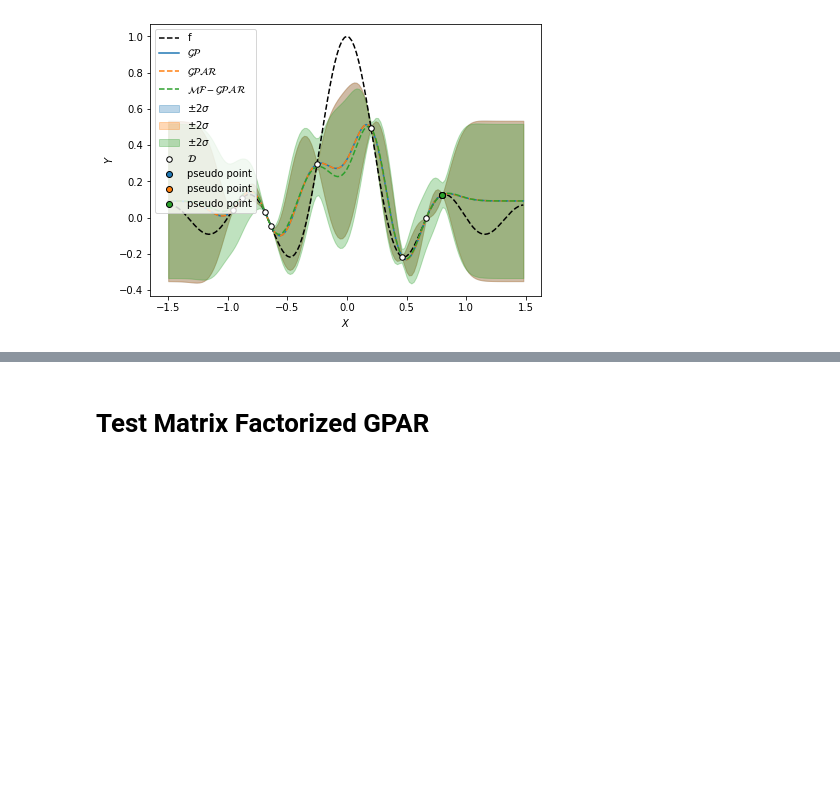
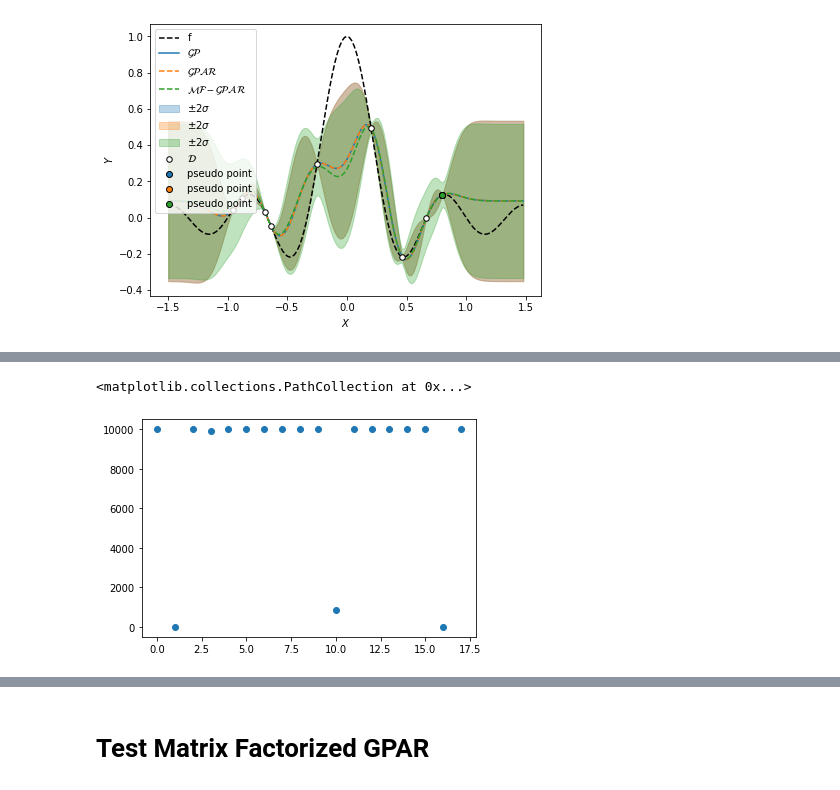
Before and after one commit to gncs/boa, a Jupyter notebook: notebooks/scratch.ipynb, the cells around one changed output, grey strips where cells are left out. Cells and saved outputs as stored; diff of their text form; code cells hidden in the pictures; blank space fills up the shorter version.

```diff
--- a/notebooks/scratch.ipynb
+++ b/notebooks/scratch.ipynb
@@ -186,0 +220,37 @@ fig.show()
+# %%
+gp_variances = []
+noise_variances = []
+length_scales = []
+
+gps = []
+
+matern_crash_logs = [
+    "../logs/chol_crash_gpar_matern52_seed_27", # Crashes on index 10
+    "../logs/chol_crash_gpar_matern52_seed_42", # Crashes on index 0
+    "../logs"
+]
+
+rbf_crash_logs = [
+    "../logs/inv_crash_gpar_rbf_seed_27", # Crashes on index 0
+    "../logs/inv_crash_gpar_rbf_seed_42", # Crashes on index 0
+]
+
+crash_log = matern_crash_logs[2]
+kernel = Matern52()
+
+gp_kernels = []
+
+for j in range(18):
+
+    ls_name = crash_log + "/length_scales_dim_{}.npy".format(j)
+    gp_var_name = crash_log + "/gp_variance_dim_{}.npy".format(j)
+    noise_var_name = crash_log + "/noise_variance_dim_{}.npy".format(j)
+
+    gp_variances.append(tf.convert_to_tensor(np.load(gp_var_name), dtype=tf.float64))
+    noise_variances.append(tf.convert_to_tensor(np.load(noise_var_name), dtype=tf.float64))
+    length_scales.append(tf.convert_to_tensor(np.load(ls_name), dtype=tf.float64))
+
+    g = Graph()
+
+    gp_kernel = gp_variances[j] * kernel.stretch(length_scales[j])
+    gps.append(GP(gp_kernel, graph=g) + GP(noise_variances[j] * Delta(), graph=g))
@@ -186,0 +429,5 @@ fig.show()
+# %%
+plt.scatter(np.arange(18), length_scales[0])
+# %% [output]
+<matplotlib.collections.PathCollection at 0x...>
+[figure, added]
```
Also changed, not shown: parts of 27 cells of this notebook, 6 other files.
